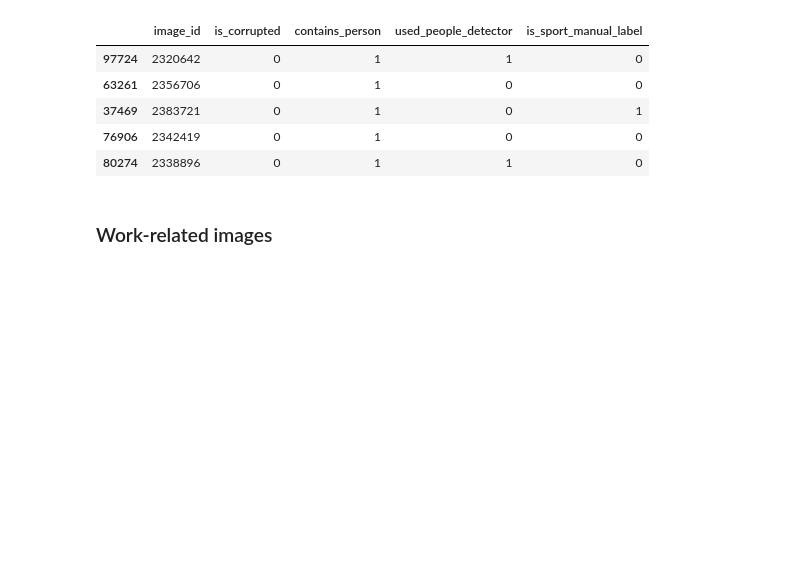
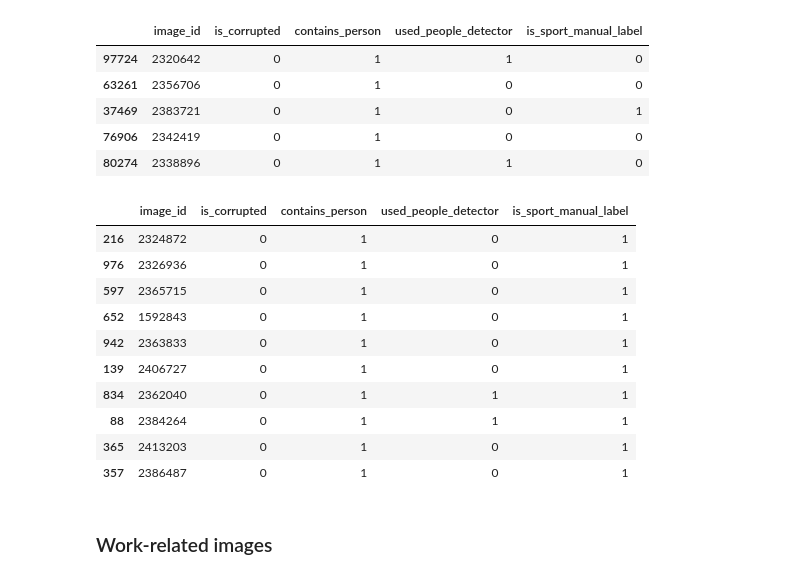
Before and after one commit to sfabbrizzi/sg-framing, a Jupyter notebook: notebooks/2_Initial Manual Labelling.ipynb, the cells around one changed output. Drawn from its saved outputs; the diff is of its cells as text; code cells hidden in the pictures; blank space fills up the shorter version.

```diff
--- a/notebooks/2_Initial Manual Labelling.ipynb
+++ b/notebooks/2_Initial Manual Labelling.ipynb
@@ -69,6 +66,22 @@ sample.head()
 | 80274 | 2338896 | 0 | 1 | 1 | 0 |
 # %%
 sample.to_csv(RESULTS / "people_data_manual_labels_sports.csv", index=False)
+# %%
+labelled = pd.read_csv(RESULTS / "people_data_manual_labels_sports.csv")
+
+labelled[labelled.is_sport_manual_label == 1].sample(10)
+# %% [output]
+|  | image_id | is_corrupted | contains_person | used_people_detector | is_sport_manual_label |
+| 216 | 2324872 | 0 | 1 | 0 | 1 |
+| 976 | 2326936 | 0 | 1 | 0 | 1 |
+| 597 | 2365715 | 0 | 1 | 0 | 1 |
+| 652 | 1592843 | 0 | 1 | 0 | 1 |
+| 942 | 2363833 | 0 | 1 | 0 | 1 |
+| 139 | 2406727 | 0 | 1 | 0 | 1 |
+| 834 | 2362040 | 0 | 1 | 1 | 1 |
+| 88 | 2384264 | 0 | 1 | 1 | 1 |
+| 365 | 2413203 | 0 | 1 | 0 | 1 |
+| 357 | 2386487 | 0 | 1 | 0 | 1 |
 # %% [markdown]
 ### Work-related images
 # %%
```
Also changed, not shown: parts of 2 cells of this notebook, 2 other files.
